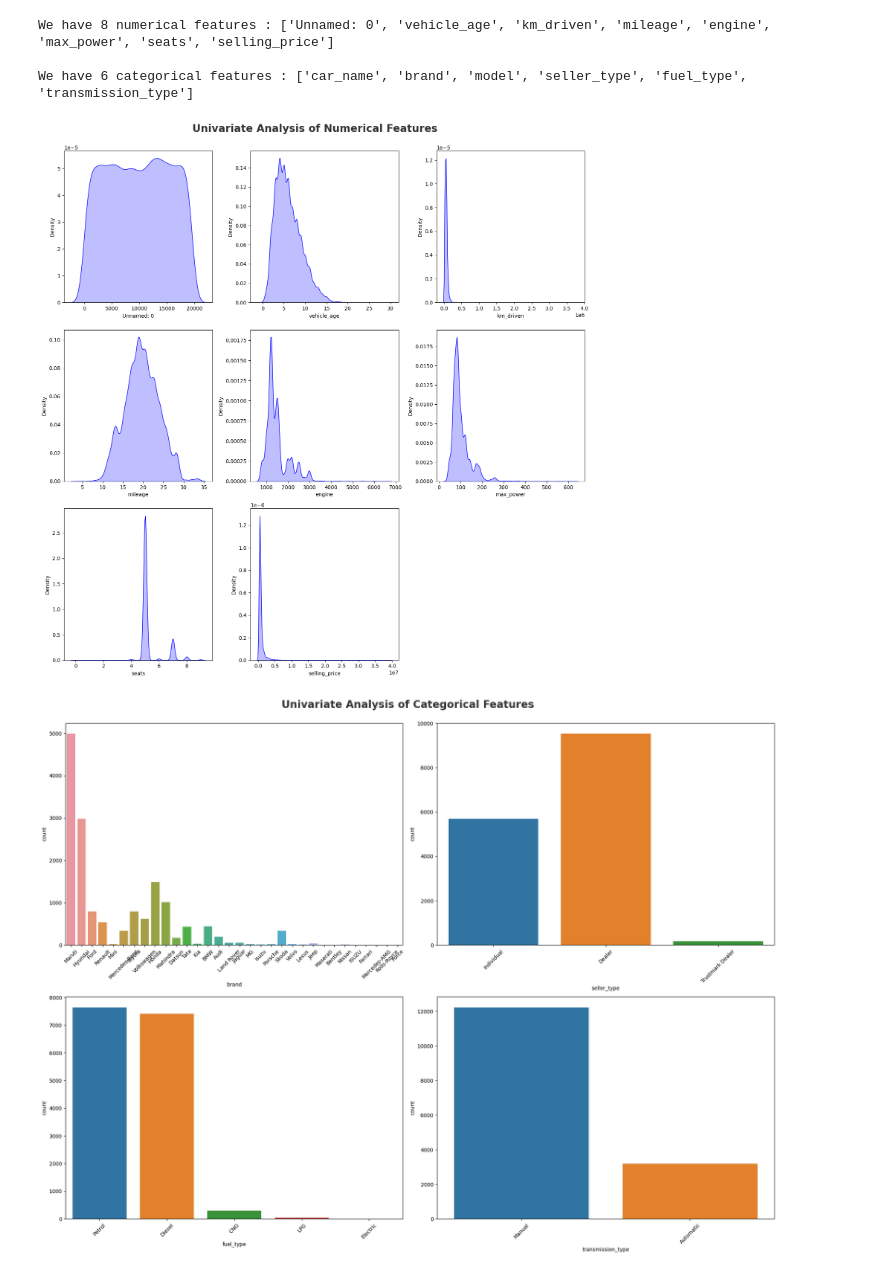
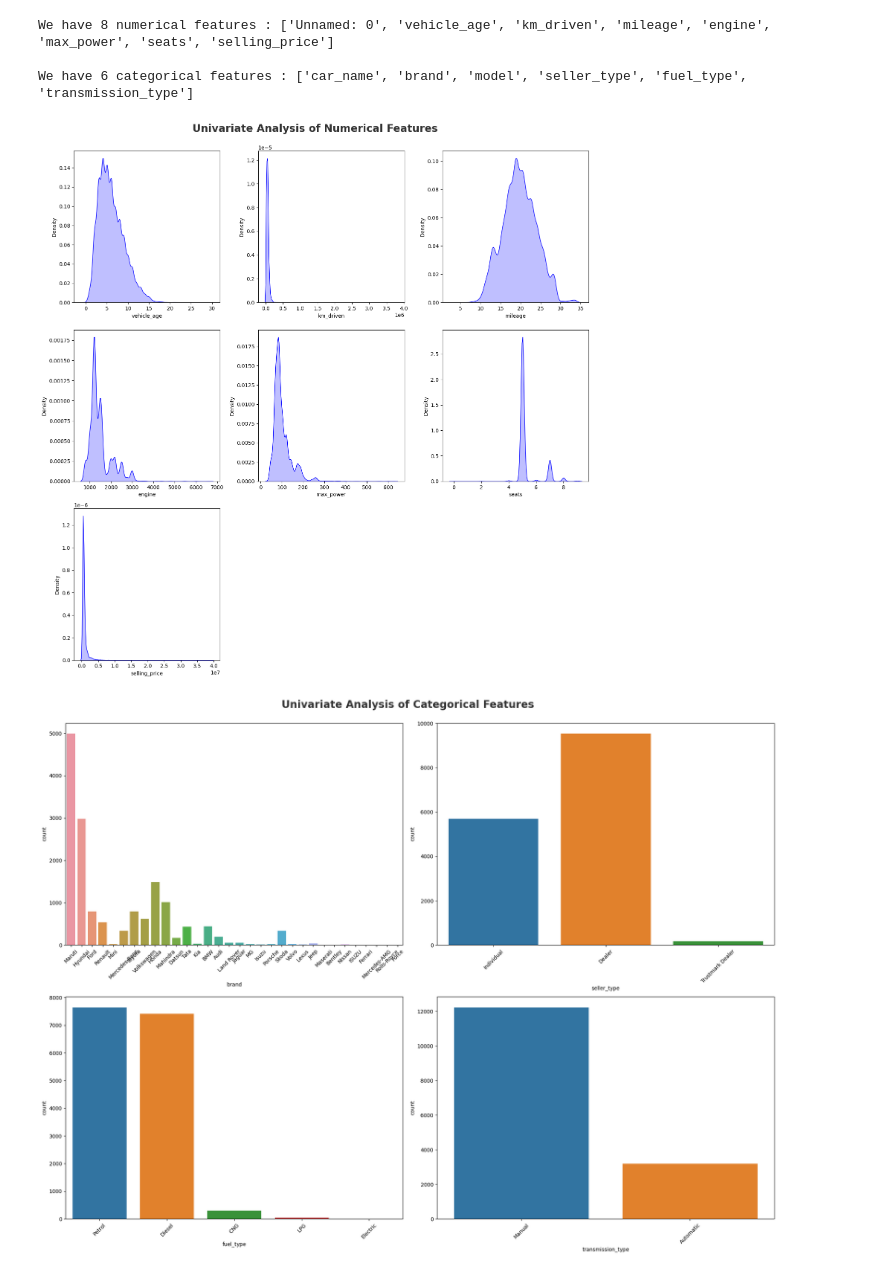
Before and after one commit to amirtha19/Credit-default-prediction, a Jupyter notebook: Notebooks/Data/Untitled.ipynb, the cells around one changed output. Cells and saved outputs as stored; diff of their text form; code cells hidden in the pictures.

```diff
--- a/Notebooks/Data/Untitled.ipynb
+++ b/Notebooks/Data/Untitled.ipynb
@@ -119,14 +119,14 @@ We have 6 categorical features : ['car_name', 'brand', 'model', 'seller_type', '
 # %%
 plt.figure(figsize=(15, 15))
 plt.suptitle('Univariate Analysis of Numerical Features', fontsize=20, fontweight='bold', alpha=0.8, y=1.)
 
-for i in range(0, len(numeric_features)):
-    plt.subplot(3, 3, i+1)
+for i in range(1, len(numeric_features)):
+    plt.subplot(3, 3, i)
     sns.kdeplot(x=df[numeric_features[i]],shade=True, color='b')
     plt.xlabel(numeric_features[i])
     plt.tight_layout()
 # %% [output]
-[figure, old version]
+[figure, new version]
 # %%
 # categorical columns
 plt.figure(figsize=(20, 15))
```
Also changed, not shown: parts of 6 cells of this notebook, 2 other files.
